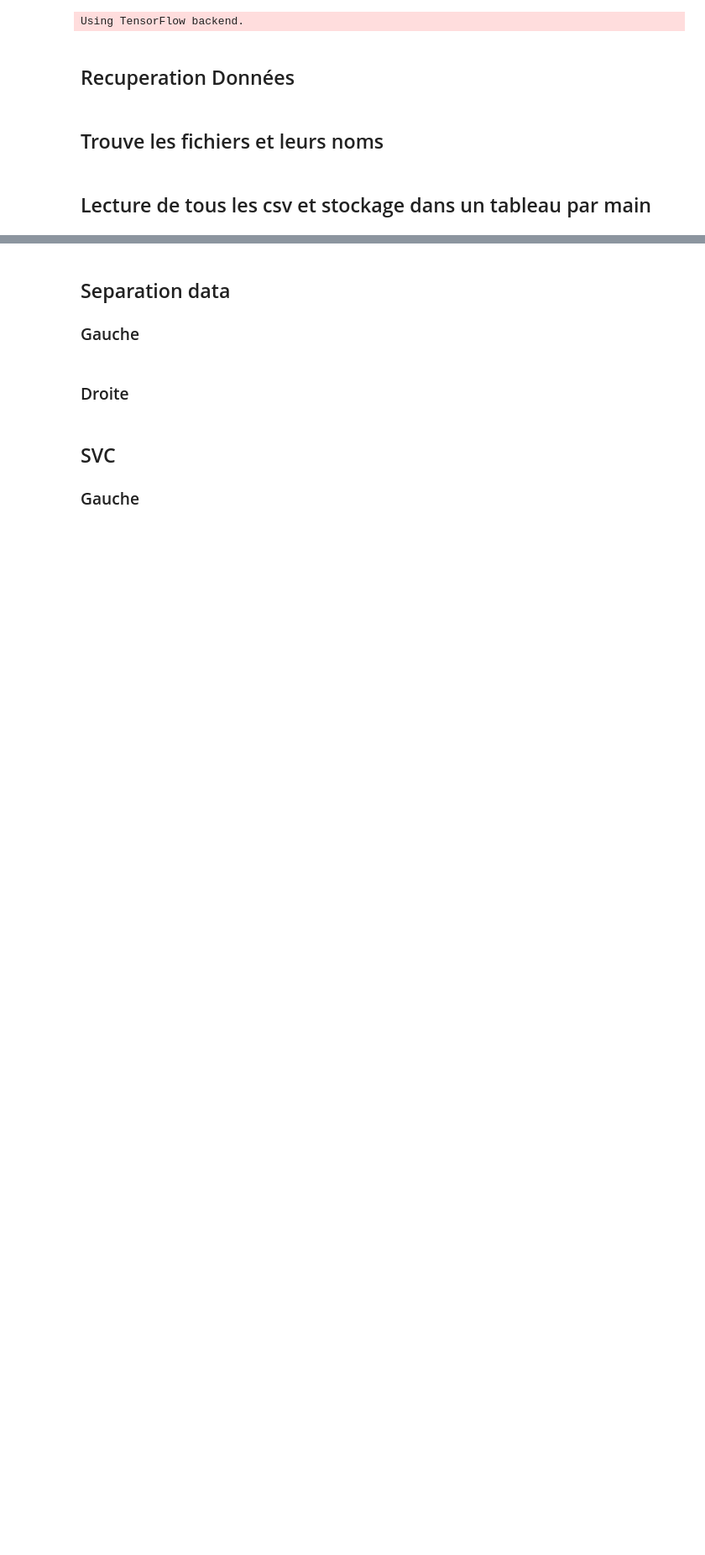
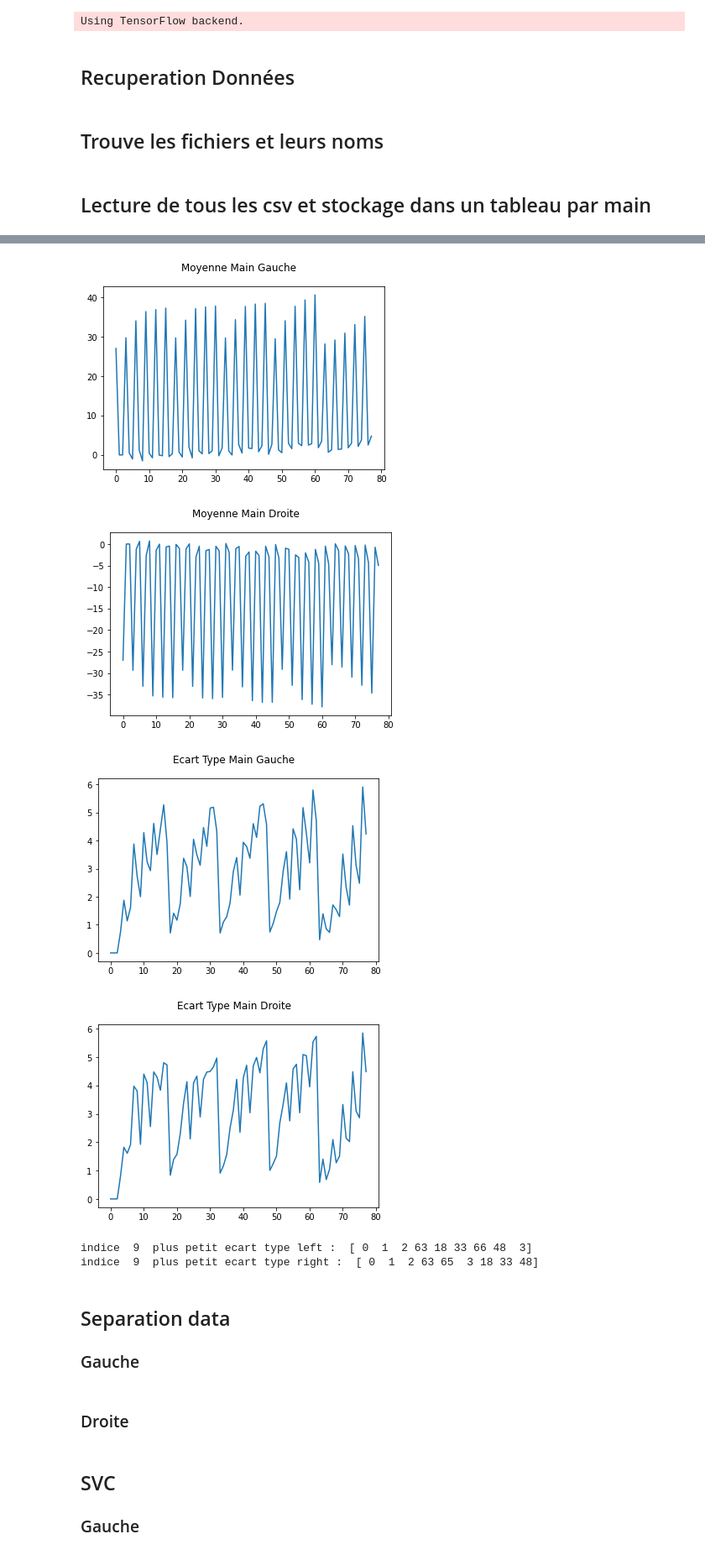
Before and after one commit to LordRayd/Master2, a Jupyter notebook: Mouvement_Et_IA/TP4_Reco/TP_Reco.ipynb, the cells around one changed output, grey strips where cells are left out. Shown at 84% size. Drawn from its saved outputs; the diff is of its cells as text; code cells hidden in the pictures; blank space fills up the shorter version.

```diff
--- a/Mouvement_Et_IA/TP4_Reco/TP_Reco.ipynb
+++ b/Mouvement_Et_IA/TP4_Reco/TP_Reco.ipynb
@@ -73,7 +75,6 @@ def read_all_files(hand_='LH', sequence_=None, frame_=None, label_=None):
                             data_tmp.append(float(val[i][j]))
                         data.append(data_tmp)
                 nb_classe_cible += 1
-    cible = cible[:][:]
     return np.asarray(data),np.asarray(cible), nb_classe_cible
 # %%
 data_left, target_left, nb_left = read_all_files(hand_='LH')
@@ -87,3 +90,40 @@ Nombre de classes de la main droite 377
+# %%
+mean_left = np.mean(data_left, axis=0)
+fig = plt.figure()
+fig.suptitle('Moyenne Main Gauche')
+plt.plot(np.arange(mean_left.shape[0]),mean_left)
+plt.show()
+
+mean_right = np.mean(data_right, axis=0)
+fig = plt.figure()
+fig.suptitle('Moyenne Main Droite')
+plt.plot(np.arange(mean_right.shape[0]),mean_right)
+plt.show()
+
+std_left = np.std(data_left, axis=0)
+fig = plt.figure()
+fig.suptitle('Ecart Type Main Gauche')
+plt.plot(np.arange(std_left.shape[0]),std_left)
+plt.show()
+
+std_right = np.std(data_right, axis=0)
+fig = plt.figure()
+fig.suptitle('Ecart Type Main Droite')
+plt.plot(np.arange(std_right.shape[0]),std_right)
+plt.show()
+
+k=9
+indice_k_plus_petite_variation_left = np.argsort(std_left)[:k]
+print('indice ',k,' plus petit ecart type left : ', indice_k_plus_petite_variation_left)
+indice_k_plus_petite_variation_right = np.argsort(std_right)[:k]
+print('indice ',k,' plus petit ecart type right : ', indice_k_plus_petite_variation_right)
+# %% [output]
+[figure, added]
+[figure, added]
+[figure, added]
+[figure, added]
+indice  9  plus petit ecart type left :  [ 0  1  2 63 18 33 66 48  3]
+indice  9  plus petit ecart type right :  [ 0  1  2 63 65  3 18 33 48]
 # %% [markdown]
 ## Separation data
 ### Gauche
```
Also changed, not shown: parts of 26 cells of this notebook.
